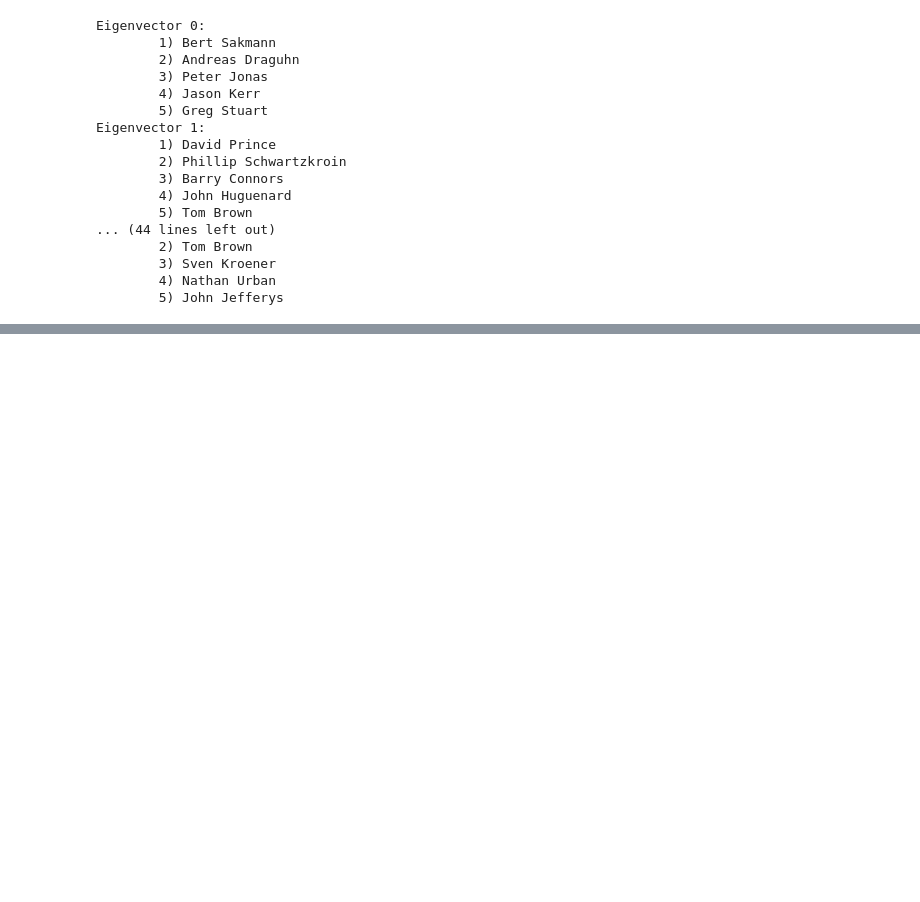
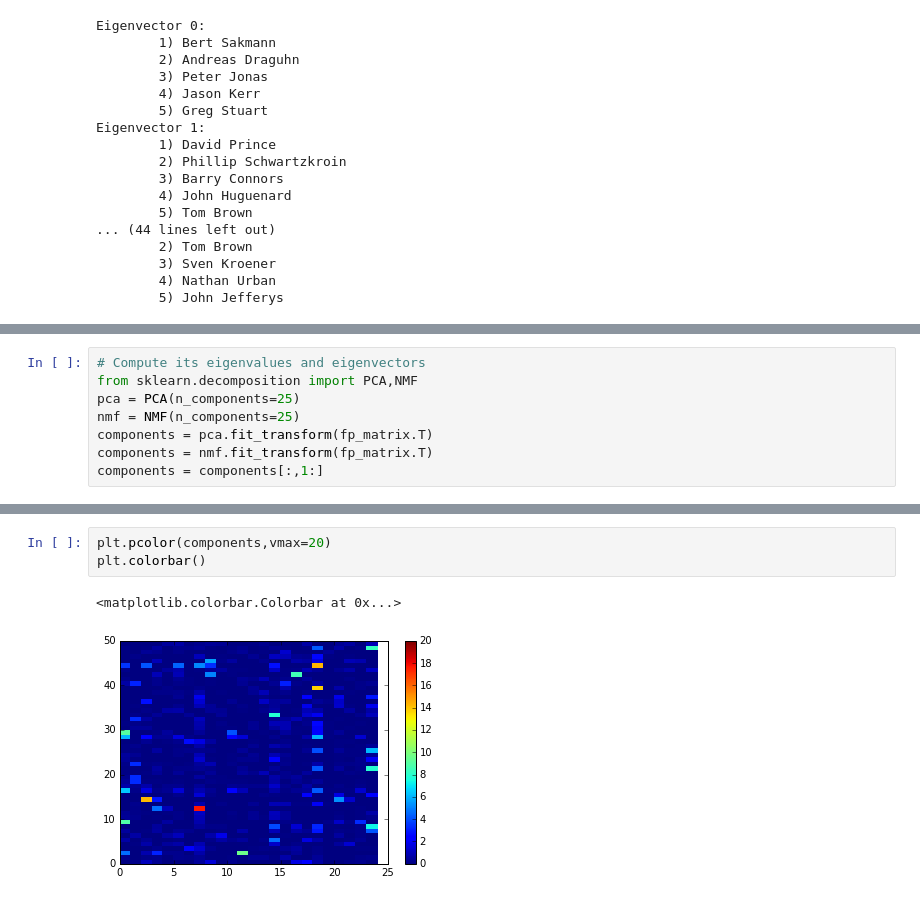
Before and after one commit to neuroelectro/neuroelectro_neurotree, a Jupyter notebook: eigenvectors.ipynb, the cells around one changed output, grey strips where cells are left out. Saved outputs shown, nothing was run; the diff lists cells and outputs as text; blank space fills up the shorter version.

```diff
--- a/eigenvectors.ipynb
+++ b/eigenvectors.ipynb
@@ -86,0 +111,8 @@ Eigenvector 1:
+# %%
+# Compute its eigenvalues and eigenvectors
+from sklearn.decomposition import PCA,NMF
+pca = PCA(n_components=25)
+nmf = NMF(n_components=25)
+components = pca.fit_transform(fp_matrix.T)
+components = nmf.fit_transform(fp_matrix.T)
+components = components[:,1:]
@@ -86,0 +128,6 @@ Eigenvector 1:
+# %%
+plt.pcolor(components,vmax=20)
+plt.colorbar()
+# %% [output]
+<matplotlib.colorbar.Colorbar at 0x...>
+[figure, added]
```
Also changed, not shown: parts of 8 cells of this notebook, 4 other files.
